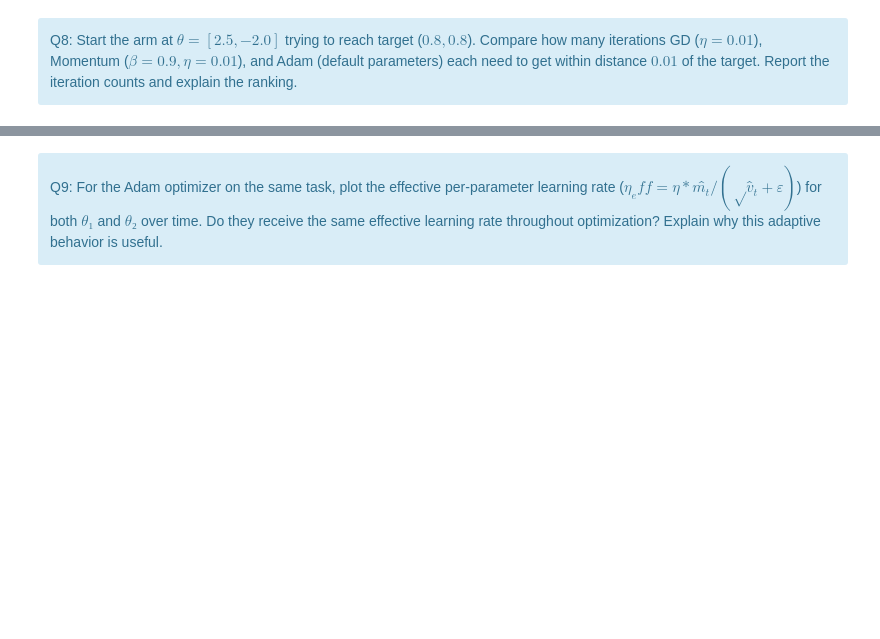
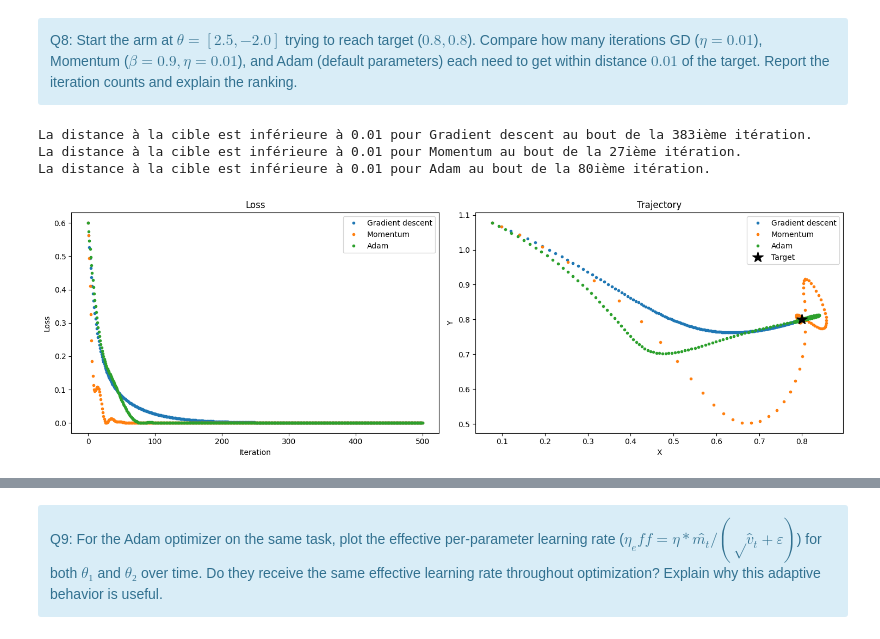
Before and after one commit to anaiisdcm/fsd310-stochastic, a Jupyter notebook: notebooks/control_BE.ipynb, the cells around one changed output, grey strips where cells are left out. Drawn from its saved outputs; the diff is of its cells as text; code cells hidden in the pictures; blank space fills up the shorter version.

```diff
--- a/notebooks/control_BE.ipynb
+++ b/notebooks/control_BE.ipynb
@@ -635,0 +693,32 @@ Q8: Start the arm at $θ = [2.5, -2.0]$ trying to reach target ($0.8, 0.8$). Com
+# %%
+nu = 0.01
+theta_init = np.array([2.5,-2.0])
+target = np.array([0.8,0.8])
+min_dist = 0.01
+
+fig, axes = plt.subplots(1, 2, figsize=(15, 5))
+axes = axes.flatten()
+
+for ((theta_hist,loss_hist,ee_traj), method) in [(gradient_descent(theta_init, target, LENGTHS, learning_rate=nu, n_iterations=500),'Gradient descent'),
+                                     (momentum(theta_init, target, LENGTHS, learning_rate=nu, n_iterations=500, beta=0.9), 'Momentum'),
+                                     (adam(theta_init, target, LENGTHS, learning_rate=nu, n_iterations=500, beta_1=0.9, beta_2=0.9), 'Adam')]:
+    print(f'La distance à la cible est inférieure à {min_dist} pour {method} au bout de la {[i for i,x in enumerate(np.sqrt(loss_hist)<min_dist) if x][0]}ième itération.')
+    axes[0].plot(loss_hist,'.', label=method)
+    axes[1].plot(ee_traj[:,0],ee_traj[:,1],'.', label=method)
+
+axes[1].plot(target[0], target[1], 'k*', markersize=15, label='Target')
+axes[0].set_xlabel('Iteration')
+axes[0].set_ylabel('Loss')
+axes[0].set_title('Loss')
+axes[0].legend()
+axes[1].set_xlabel('X')
+axes[1].set_ylabel('Y')
+axes[1].set_title('Trajectory')
+axes[1].legend()
+plt.tight_layout()
+plt.show()
+# %% [output]
+La distance à la cible est inférieure à 0.01 pour Gradient descent au bout de la 383ième itération.
+La distance à la cible est inférieure à 0.01 pour Momentum au bout de la 27ième itération.
+La distance à la cible est inférieure à 0.01 pour Adam au bout de la 80ième itération.
+[figure, added]
```
Also changed, not shown: parts of 6 cells of this notebook.
